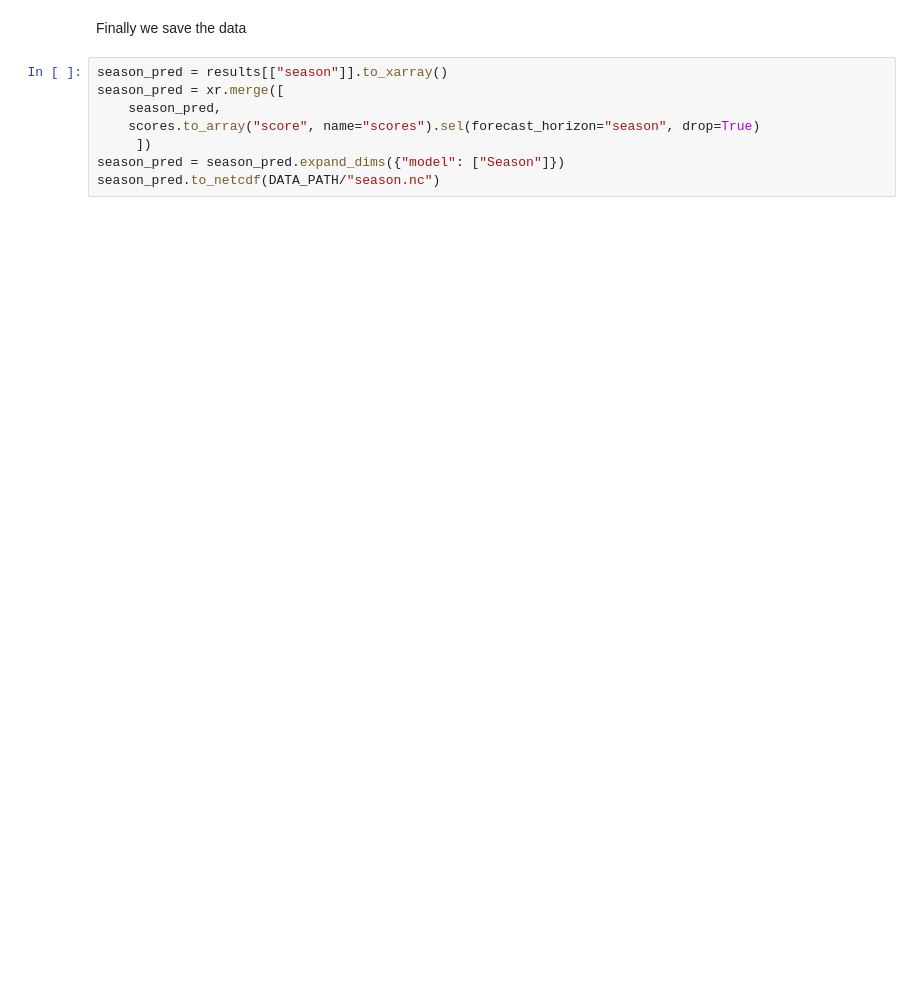
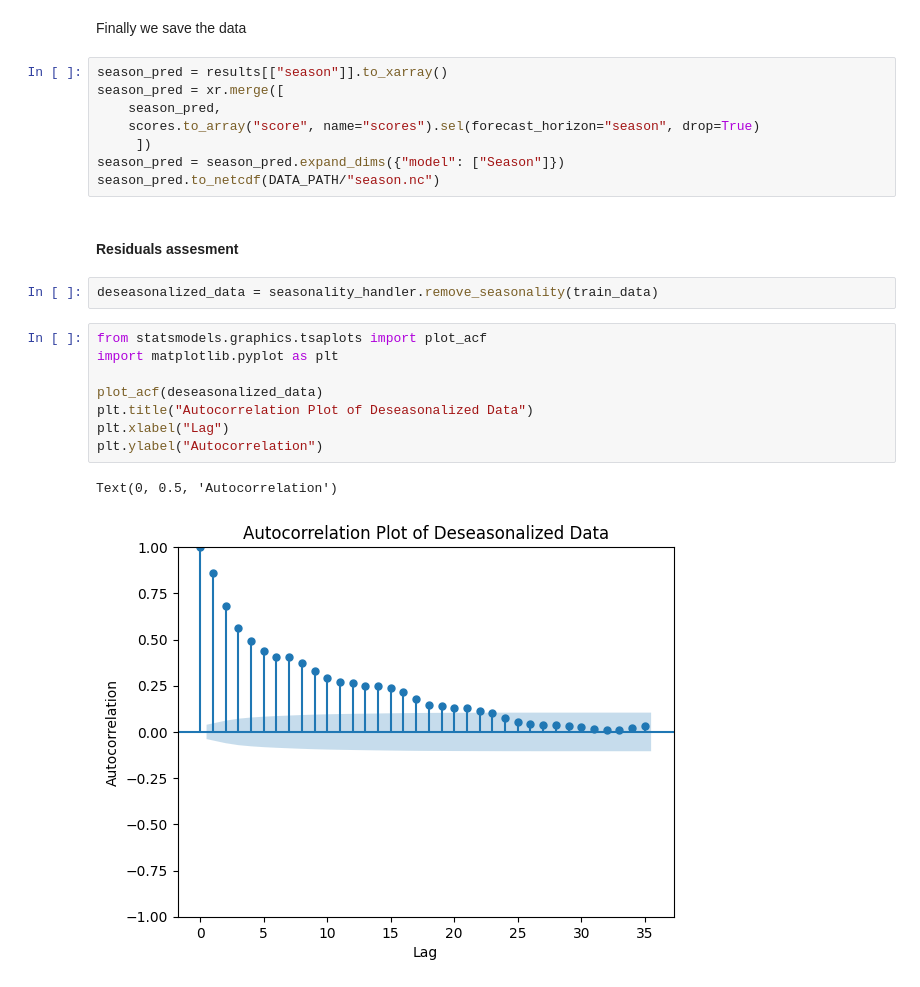
Before and after one commit to iraind/omvs_senegal, a Jupyter notebook: nbs_science/benchmark_season.ipynb, the cells around one changed output. Cells and saved outputs as stored; diff of their text form; blank space fills up the shorter version.

```diff
--- a/nbs_science/benchmark_season.ipynb
+++ b/nbs_science/benchmark_season.ipynb
@@ -62,3 +64,18 @@ season_pred = xr.merge([
      ])
 season_pred = season_pred.expand_dims({"model": ["Season"]})
 season_pred.to_netcdf(DATA_PATH/"season.nc")
+# %% [markdown]
+#### Residuals assesment
+# %%
+deseasonalized_data = seasonality_handler.remove_seasonality(train_data)
+# %%
+from statsmodels.graphics.tsaplots import plot_acf
+import matplotlib.pyplot as plt
+
+plot_acf(deseasonalized_data)
+plt.title("Autocorrelation Plot of Deseasonalized Data")
+plt.xlabel("Lag")
+plt.ylabel("Autocorrelation")
+# %% [output]
+Text(0, 0.5, 'Autocorrelation')
+[figure, added]
```
Also changed, not shown: parts of 1 cell of this notebook, 4 other files.
